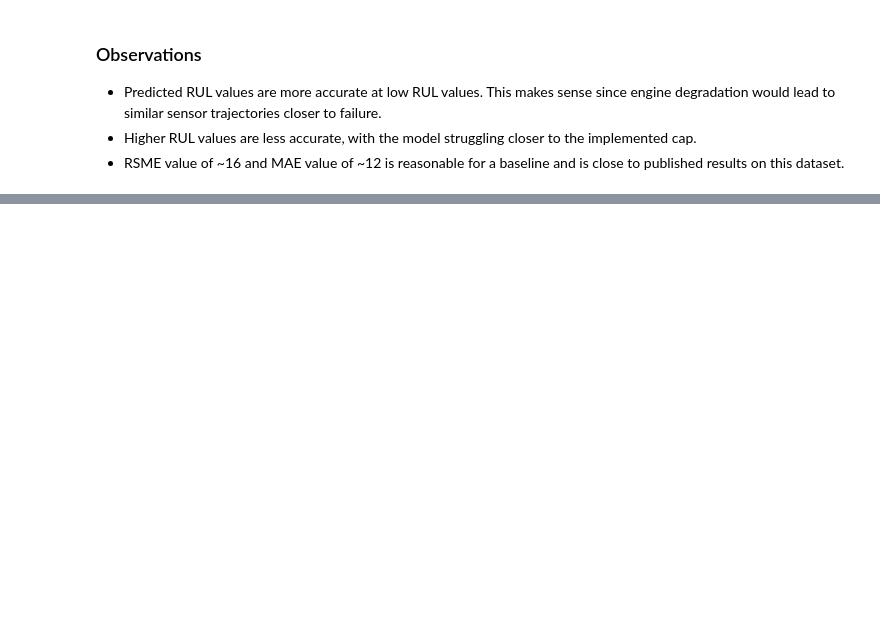
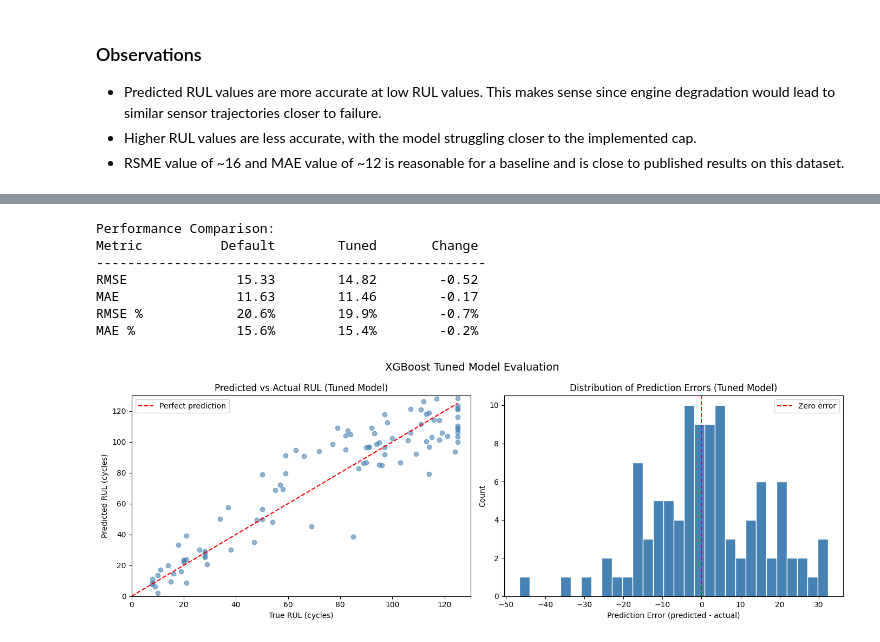
Before and after one commit to alext111/CMAPSS-Predictive-Maintenance, a Jupyter notebook: notebooks/02_baseline_model.ipynb, the cells around one changed output, grey strips where cells are left out. Saved outputs shown, nothing was run; the diff lists cells and outputs as text; code cells hidden in the pictures; blank space fills up the shorter version.

```diff
--- a/notebooks/02_baseline_model.ipynb
+++ b/notebooks/02_baseline_model.ipynb
@@ -362,0 +437,65 @@ Context:
+# %%
+# Retrain on full training data with best parameters
+# Option 1: Use parameters from completed search above (default)
+best_params = random_search.best_params_
+
+# Option 2: Load saved parameters to skip rerunning the search (uncomment below)
+# with open('../models/xgboost_best_params.json') as f:
+#     best_params = json.load(f)
+
+model_xgb_tuned = xgb.XGBRegressor(
+    **best_params,
+    random_state=1,
+    verbosity=0
+)
+
+model_xgb_tuned.fit(X_train, y_train)
+
+# Evaluate on NASA test set
+y_pred_tuned = model_xgb_tuned.predict(X_test)
+
+rmse_tuned = np.sqrt(mean_squared_error(y_test, y_pred_tuned))
+mae_tuned = mean_absolute_error(y_test, y_pred_tuned)
+
+print("Performance Comparison:")
+print(f"{'Metric':<10} {'Default':>12} {'Tuned':>12} {'Change':>12}")
+print("-" * 50)
+print(f"{'RMSE':<10} {rmse:>12.2f} {rmse_tuned:>12.2f} {rmse_tuned-rmse:>+12.2f}")
+print(f"{'MAE':<10} {mae:>12.2f} {mae_tuned:>12.2f} {mae_tuned-mae:>+12.2f}")
+print(f"{'RMSE %':<10} {(rmse/y_test.mean()*100):>11.1f}% {(rmse_tuned/y_test.mean()*100):>11.1f}% {((rmse_tuned-rmse)/y_test.mean()*100):>+11.1f}%")
+print(f"{'MAE %':<10} {(mae/y_test.mean()*100):>11.1f}% {(mae_tuned/y_test.mean()*100):>11.1f}% {((mae_tuned-mae)/y_test.mean()*100):>+11.1f}%")
+
+# Predicted vs actual plot for tuned model
+fig, axes = plt.subplots(1, 2, figsize=(14, 5))
+
+# Scatter plot of predicted vs actual
+axes[0].scatter(y_test, y_pred_tuned, alpha=0.6, color='steelblue')
+axes[0].plot([0, 125], [0, 125], 'r--', linewidth=1.5, label='Perfect prediction')
+axes[0].set_xlabel('True RUL (cycles)')
+axes[0].set_ylabel('Predicted RUL (cycles)')
+axes[0].set_title('Predicted vs Actual RUL (Tuned Model)')
+axes[0].legend()
+axes[0].set_xlim(0, 130)
+axes[0].set_ylim(0, 130)
+
+# Error distribution
+errors_tuned = y_pred_tuned - y_test
+axes[1].hist(errors_tuned, bins=30, color='steelblue', edgecolor='white')
+axes[1].axvline(x=0, color='red', linestyle='--', linewidth=1.5, label='Zero error')
+axes[1].set_xlabel('Prediction Error (predicted - actual)')
+axes[1].set_ylabel('Count')
+axes[1].set_title('Distribution of Prediction Errors (Tuned Model)')
+axes[1].legend()
+
+plt.suptitle('XGBoost Tuned Model Evaluation', fontsize=14)
+plt.tight_layout()
+plt.show()
+# %% [output]
+Performance Comparison:
+Metric          Default        Tuned       Change
+--------------------------------------------------
+RMSE              15.33        14.82        -0.52
+MAE               11.63        11.46        -0.17
+RMSE %            20.6%        19.9%        -0.7%
+MAE %             15.6%        15.4%        -0.2%
+[figure, added]
```
Also changed, not shown: parts of 18 cells of this notebook.
